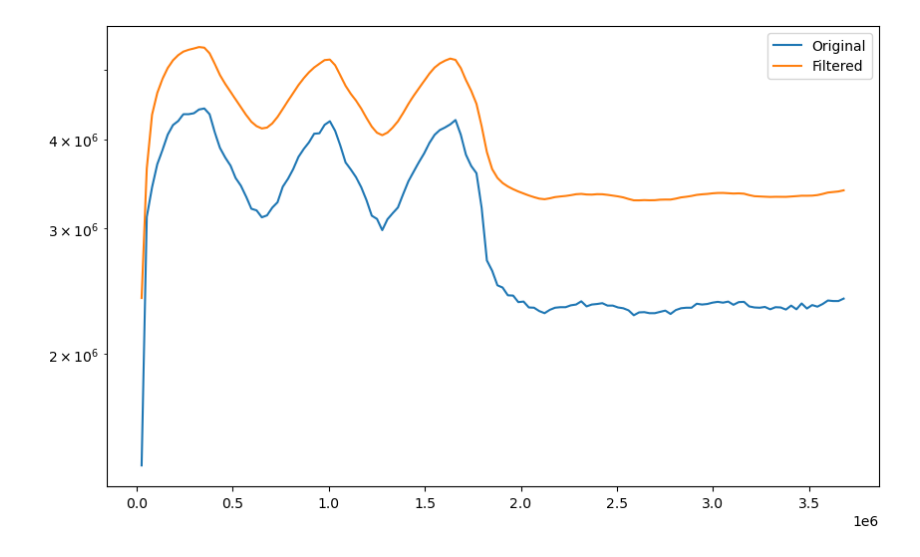
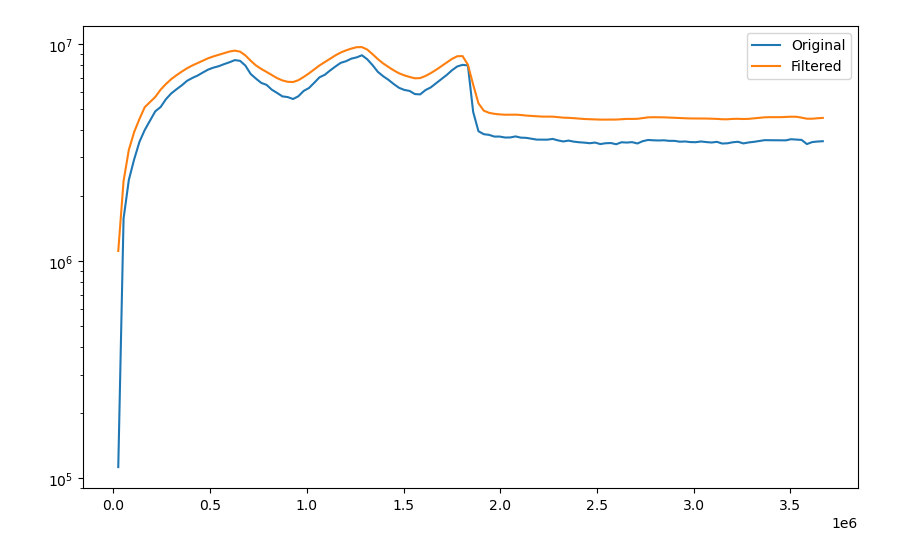
Before and after one commit to ihpar/chicken, a Jupyter notebook: preprocess_lpf.ipynb, the cells around one changed output. Drawn from its saved outputs; the diff is of its cells as text; code cells hidden in the pictures.

```diff
--- a/preprocess_lpf.ipynb
+++ b/preprocess_lpf.ipynb
@@ -10,7 +10,7 @@ CUTOFF = 10
 FS = 50
 ORDER = 1
 # %%
-with open(f"data/{day}/imputed.pkl", "rb") as f:
+with open(f"data/{DAY}/imputed.pkl", "rb") as f:
     sensor_data = pickle.load(f)
 # %%
 def apply_lowpass_filter(data, cutoff, fs, order=5):
@@ -18,19 +18,19 @@ def apply_lowpass_filter(data, cutoff, fs, order=5):
     y = filtfilt(b, a, data)
     return y
 # %%
-heater = sensor_data["air"][0][6]
+heater = sensor_data["air"][1][6]
 gas_data = heater["Resistance Gassensor"].values
 filtered_data = apply_lowpass_filter(gas_data, CUTOFF, FS, ORDER)
 time = heater["Time Since PowerOn"].values
 
 plt.figure(figsize=(10, 6))
 plt.plot(time, gas_data, label="Original")
 plt.plot(time, (filtered_data + 1e6), label="Filtered")
 plt.yscale("log")
 plt.legend()
 plt.show()
 # %% [output]
-[figure, old version]
+[figure, new version]
 # %%
 for mat in ["air", "sample"]:
     for sensor in range(8):
```
Also changed, not shown: parts of 3 cells of this notebook, 11 other files.
